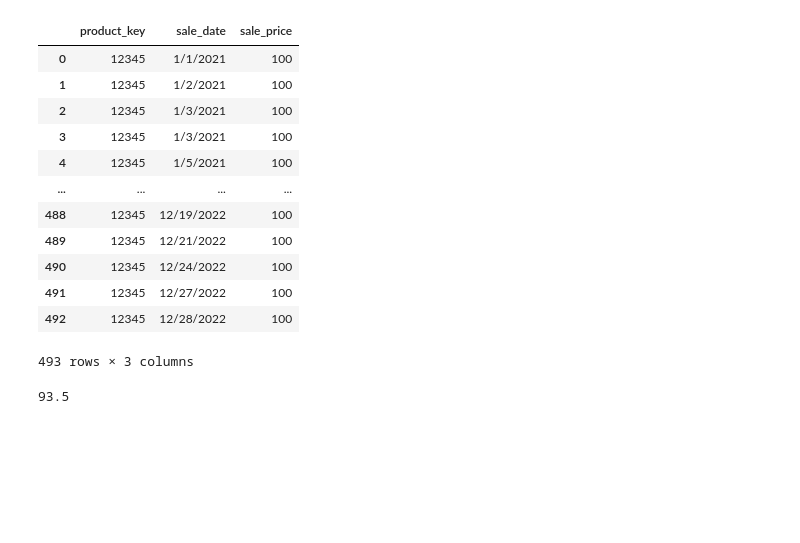
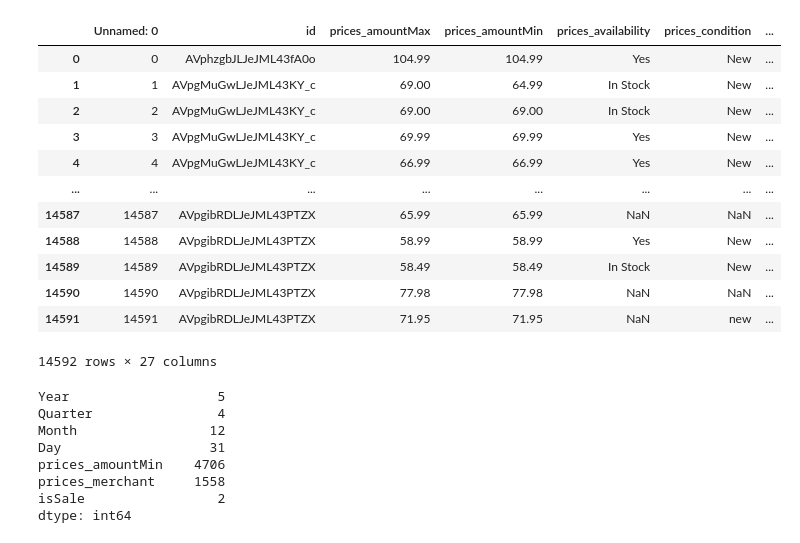
Before and after one commit to Tbrecke01/Price_Evaluator, a Jupyter notebook: ML_Random_Forest.ipynb, the cells around one changed output. Cells and saved outputs as stored; diff of their text form; code cells hidden in the pictures; blank space fills up the shorter version.

```diff
--- a/ML_Random_Forest.ipynb
+++ b/ML_Random_Forest.ipynb
@@ -8,19 +7,19 @@ from sklearn.linear_model import LinearRegression
 from sklearn.metrics import confusion_matrix, accuracy_score, classification_report
 # %%
 # import data
-df = pd.read_csv('data.csv')
+df = pd.read_csv('cleaned.csv')
 df
 # %% [output]
-|  | product_key | sale_date | sale_price |
-| 0 | 12345 | 1/1/2021 | 100 |
-| 1 | 12345 | 1/2/2021 | 100 |
-| 2 | 12345 | 1/3/2021 | 100 |
-| 3 | 12345 | 1/3/2021 | 100 |
-| 4 | 12345 | 1/5/2021 | 100 |
-| ... | ... | ... | ... |
-| 488 | 12345 | 12/19/2022 | 100 |
-| 489 | 12345 | 12/21/2022 | 100 |
-| 490 | 12345 | 12/24/2022 | 100 |
-| 491 | 12345 | 12/27/2022 | 100 |
-| 492 | 12345 | 12/28/2022 | 100 |
+|  | Unnamed: 0 | id | prices_amountMax | prices_amountMin | prices_availability | prices_condition | ... |
+| 0 | 0 | AVphzgbJLJeJML43fA0o | 104.99 | 104.99 | Yes | New | ... |
+| 1 | 1 | AVpgMuGwLJeJML43KY_c | 69.00 | 64.99 | In Stock | New | ... |
+| 2 | 2 | AVpgMuGwLJeJML43KY_c | 69.00 | 69.00 | In Stock | New | ... |
+| 3 | 3 | AVpgMuGwLJeJML43KY_c | 69.99 | 69.99 | Yes | New | ... |
+| 4 | 4 | AVpgMuGwLJeJML43KY_c | 66.99 | 66.99 | Yes | New | ... |
+| ... | ... | ... | ... | ... | ... | ... | ... |
+| 14587 | 14587 | AVpgibRDLJeJML43PTZX | 65.99 | 65.99 | NaN | NaN | ... |
+| 14588 | 14588 | AVpgibRDLJeJML43PTZX | 58.99 | 58.99 | Yes | New | ... |
+| 14589 | 14589 | AVpgibRDLJeJML43PTZX | 58.49 | 58.49 | In Stock | New | ... |
+| 14590 | 14590 | AVpgibRDLJeJML43PTZX | 77.98 | 77.98 | NaN | NaN | ... |
+| 14591 | 14591 | AVpgibRDLJeJML43PTZX | 71.95 | 71.95 | NaN | new | ... |
-493 rows × 3 columns
+14592 rows × 27 columns
@@ -38,6 +25,0 @@ X.drop('sale_date', axis=1, inplace=True)
-# %%
-# Define acceptable / discounted price
-discount_price = (df['sale_price'].min() + df['sale_price'].max()) / 2
-discount_price
-# %% [output]
-93.5
@@ -50,0 +37,12 @@ y = pd.DataFrame({'sale_price': df['sale_price'],
+# %%
+# Determine the number of unique values in each column
+price_df.nunique()
+# %% [output]
+Year                   5
+Quarter                4
+Month                 12
+Day                   31
+prices_amountMin    4706
+prices_merchant     1558
+isSale                 2
+dtype: int64
```
Also changed, not shown: parts of 16 cells of this notebook.
